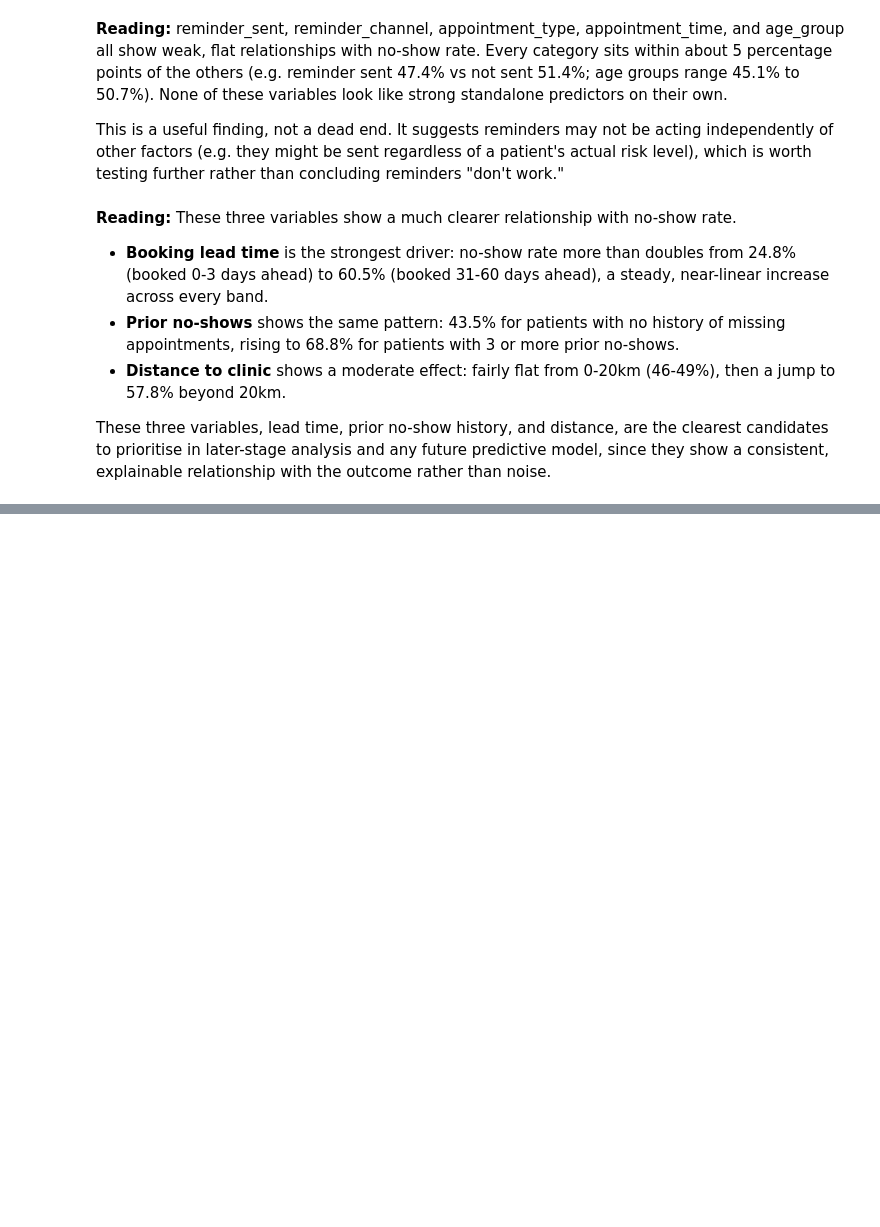
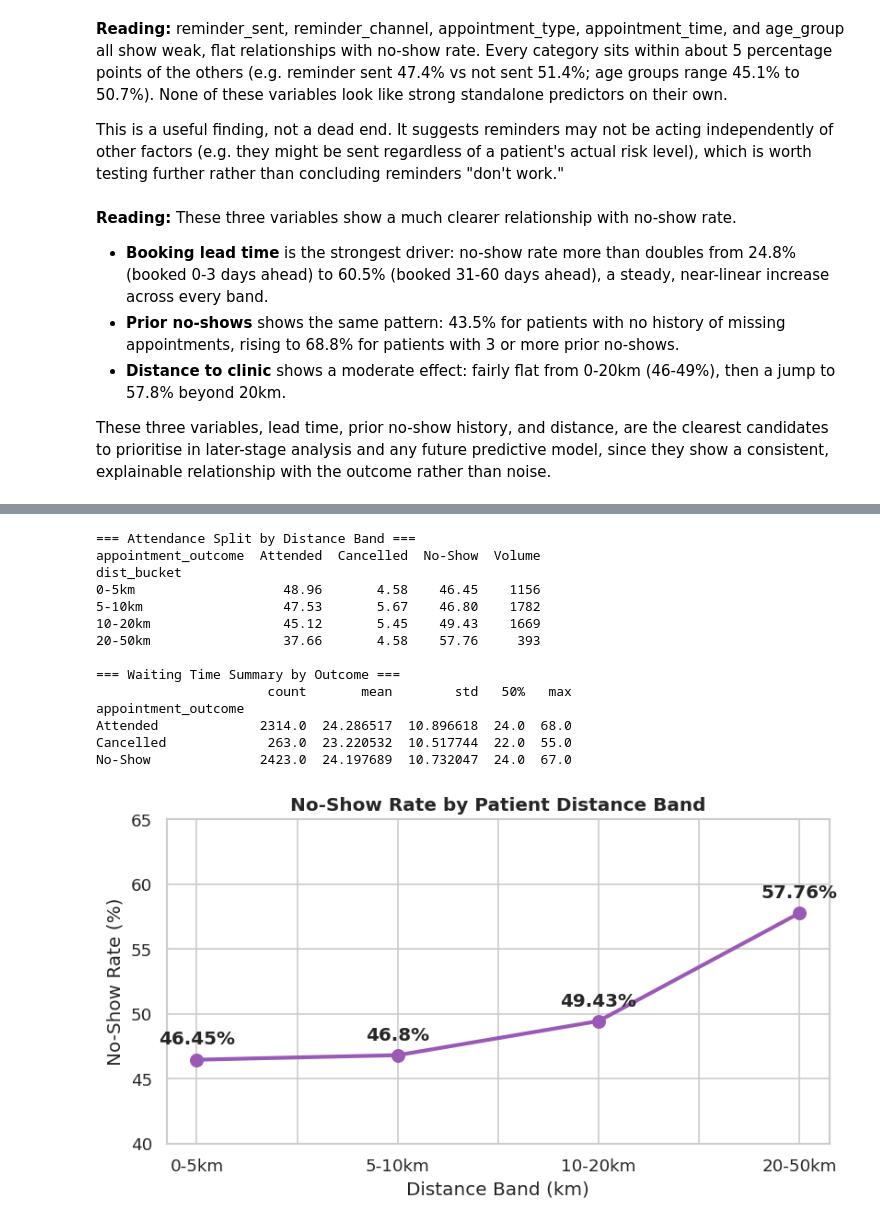
Before and after one commit to brandon-kungu/Health_Connect_Appointments_Analysis, a Jupyter notebook: Health_connect_analysis_notebook.ipynb, the cells around one changed output, grey strips where cells are left out. Saved outputs shown, nothing was run; the diff lists cells and outputs as text; code cells hidden in the pictures; blank space fills up the shorter version.

```diff
--- a/Health_connect_analysis_notebook.ipynb
+++ b/Health_connect_analysis_notebook.ipynb
@@ -239,0 +574,46 @@ than noise.
+# %%
+print('=== Attendance Split by Distance Band ===')
+dist_ct = get_outcome_crosstab(df, 'dist_bucket')
+print(dist_ct)
+
+print('\n=== Waiting Time Summary by Outcome ===')
+wait_summary = df.groupby('appointment_outcome')[
+    'waiting_time_minutes'
+].describe()[['count', 'mean', 'std', '50%', 'max']]
+print(wait_summary)
+
+# Plotting Distance Trend
+fig, ax = plt.subplots(figsize=(7, 4))
+dist_rates = no_show_rate(df, 'dist_bucket')
+dist_rates.plot(
+    kind='line',
+    marker='o',
+    color='#9b59b6',
+    linewidth=2.5,
+    markersize=8,
+    ax=ax,
+)
+ax.set_title('No-Show Rate by Patient Distance Band', fontweight='bold')
+ax.set_ylabel('No-Show Rate (%)')
+ax.set_xlabel('Distance Band (km)')
+ax.set_ylim(40, 65)
+for i, (idx, v) in enumerate(dist_rates.items()):
+  ax.text(i, v + 1.2, f'{v}%', ha='center', fontweight='semibold')
+plt.tight_layout()
+plt.show()
+# %% [output]
+=== Attendance Split by Distance Band ===
+appointment_outcome  Attended  Cancelled  No-Show  Volume
+dist_bucket
+0-5km                   48.96       4.58    46.45    1156
+5-10km                  47.53       5.67    46.80    1782
+10-20km                 45.12       5.45    49.43    1669
+20-50km                 37.66       4.58    57.76     393
+
+=== Waiting Time Summary by Outcome ===
+                      count       mean        std   50%   max
+appointment_outcome
+Attended             2314.0  24.286517  10.896618  24.0  68.0
+Cancelled             263.0  23.220532  10.517744  22.0  55.0
+No-Show              2423.0  24.197689  10.732047  24.0  67.0
+[figure, added]
```
Also changed, not shown: parts of 38 cells of this notebook.
